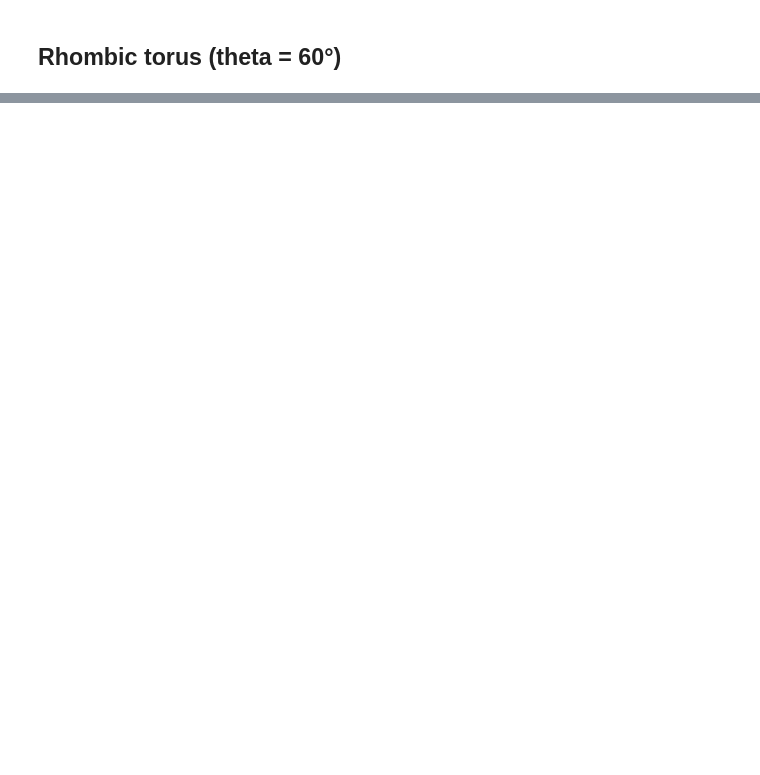
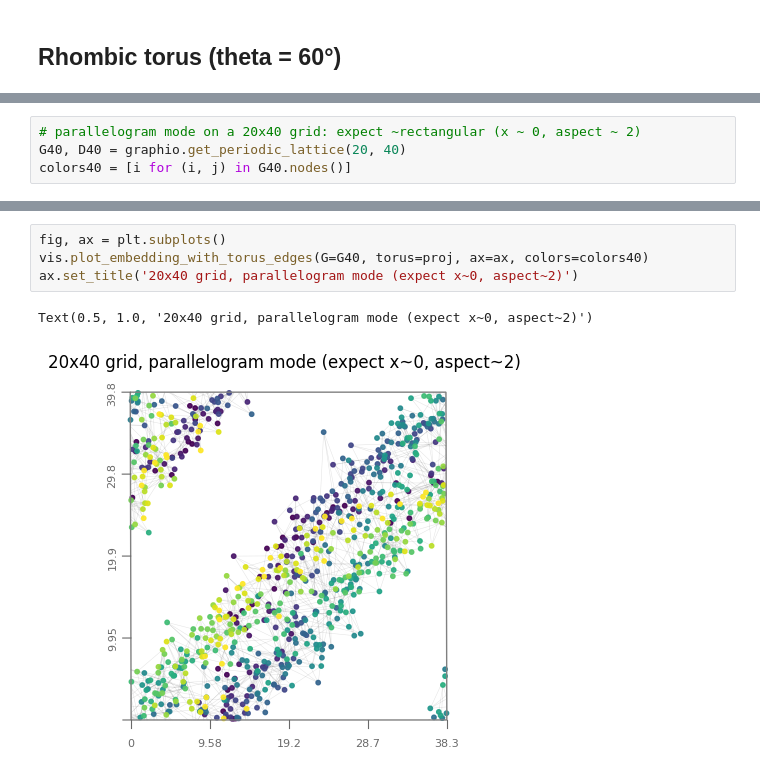
Before and after one commit to JacobLMiller/torus-mds, a Jupyter notebook: examples_rhombus.ipynb, the cells around one changed output, grey strips where cells are left out. Saved outputs shown, nothing was run; the diff lists cells and outputs as text; blank space fills up the shorter version.

```diff
--- a/examples_rhombus.ipynb
+++ b/examples_rhombus.ipynb
@@ -274,0 +337,4 @@ Text(0.5, 1.0, '20×20 periodic hexagonal/triangular lattice, rhombic torus θ=6
+# %%
+# parallelogram mode on a 20x40 grid: expect ~rectangular (x ~ 0, aspect ~ 2)
+G40, D40 = graphio.get_periodic_lattice(20, 40)
+colors40 = [i for (i, j) in G40.nodes()]
@@ -274,0 +350,7 @@ Text(0.5, 1.0, '20×20 periodic hexagonal/triangular lattice, rhombic torus θ=6
+# %%
+fig, ax = plt.subplots()
+vis.plot_embedding_with_torus_edges(G=G40, torus=proj, ax=ax, colors=colors40)
+ax.set_title('20x40 grid, parallelogram mode (expect x~0, aspect~2)')
+# %% [output]
+Text(0.5, 1.0, '20x40 grid, parallelogram mode (expect x~0, aspect~2)')
+[figure, added]
```
Also changed, not shown: parts of 40 cells of this notebook, 5 other files.
